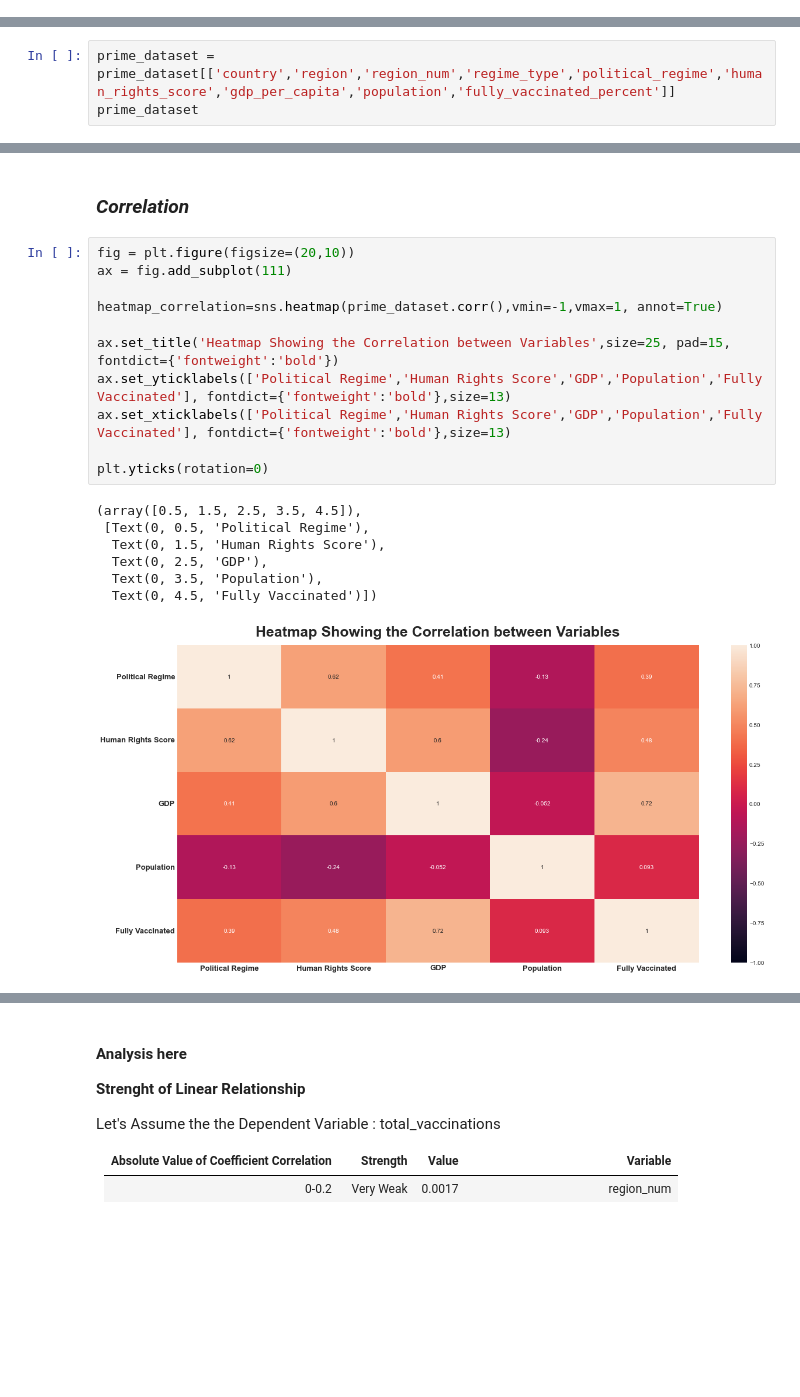
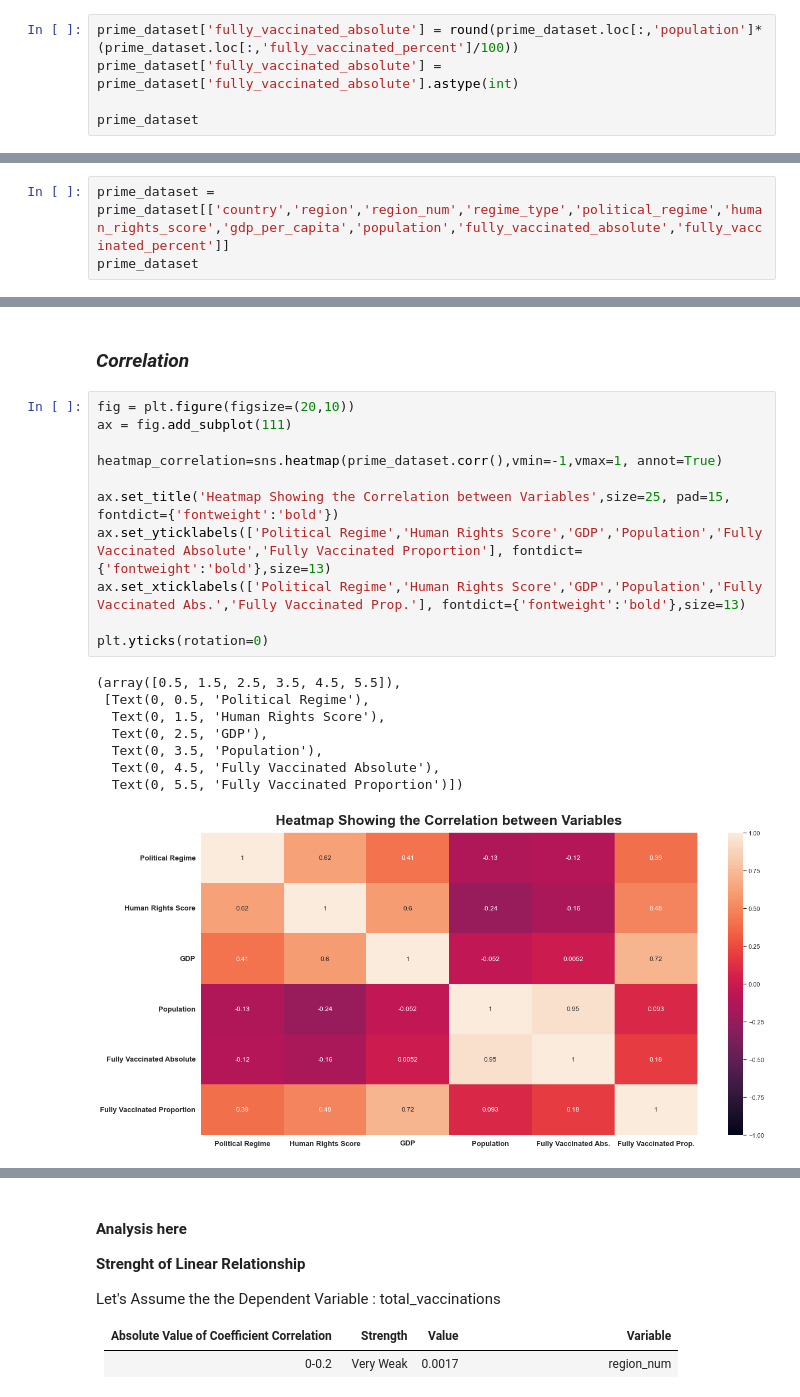
Before and after one commit to RuizLorenzoChavez/DATA100-Finals-COVID-Vaccination-Tracker, a Jupyter notebook: group1-data-storytelling.ipynb, the cells around one changed output, grey strips where cells are left out. Saved outputs shown, nothing was run; the diff lists cells and outputs as text; blank space fills up the shorter version.

```diff
--- a/group1-data-storytelling.ipynb
+++ b/group1-data-storytelling.ipynb
@@ -725,0 +735,5 @@ prime_dataset.loc[prime_dataset.region=='middle east','region_num'] = 6
+# %%
+prime_dataset['fully_vaccinated_absolute'] = round(prime_dataset.loc[:,'population']*(prime_dataset.loc[:,'fully_vaccinated_percent']/100))
+prime_dataset['fully_vaccinated_absolute'] = prime_dataset['fully_vaccinated_absolute'].astype(int)
+
+prime_dataset
@@ -726,7 +764,7 @@ prime_dataset.loc[prime_dataset.region=='middle east','region_num'] = 6
 # %% [markdown]
 ### *Finalizing features*
 # %%
-prime_dataset = prime_dataset[['country','region','region_num','regime_type','political_regime','human_rights_score','gdp_per_capita','population','fully_vaccinated_percent']]
+prime_dataset = prime_dataset[['country','region','region_num','regime_type','political_regime','human_rights_score','gdp_per_capita','population','fully_vaccinated_absolute','fully_vaccinated_percent']]
 prime_dataset
 # %% [output]
 |  | country | region | region_num | regime_type | political_regime | human_rights_score | gdp_per_capita | ... |
@@ -754,19 +792,20 @@ prime_dataset.to_csv('prime-dataset.csv')
 # %%
 fig = plt.figure(figsize=(20,10))
 ax = fig.add_subplot(111)
 
 heatmap_correlation=sns.heatmap(prime_dataset.corr(),vmin=-1,vmax=1, annot=True)
 
 ax.set_title('Heatmap Showing the Correlation between Variables',size=25, pad=15, fontdict={'fontweight':'bold'})
-ax.set_yticklabels(['Political Regime','Human Rights Score','GDP','Population','Fully Vaccinated'], fontdict={'fontweight':'bold'},size=13)
-ax.set_xticklabels(['Political Regime','Human Rights Score','GDP','Population','Fully Vaccinated'], fontdict={'fontweight':'bold'},size=13)
+ax.set_yticklabels(['Political Regime','Human Rights Score','GDP','Population','Fully Vaccinated Absolute','Fully Vaccinated Proportion'], fontdict={'fontweight':'bold'},size=13)
+ax.set_xticklabels(['Political Regime','Human Rights Score','GDP','Population','Fully Vaccinated Abs.','Fully Vaccinated Prop.'], fontdict={'fontweight':'bold'},size=13)
 
 plt.yticks(rotation=0)
 # %% [output]
-(array([0.5, 1.5, 2.5, 3.5, 4.5]),
+(array([0.5, 1.5, 2.5, 3.5, 4.5, 5.5]),
  [Text(0, 0.5, 'Political Regime'),
   Text(0, 1.5, 'Human Rights Score'),
   Text(0, 2.5, 'GDP'),
   Text(0, 3.5, 'Population'),
-  Text(0, 4.5, 'Fully Vaccinated')])
+  Text(0, 4.5, 'Fully Vaccinated Absolute'),
+  Text(0, 5.5, 'Fully Vaccinated Proportion')])
-[figure, old version]
+[figure, new version]
```
Also changed, not shown: parts of 17 cells of this notebook, 1 other file.
